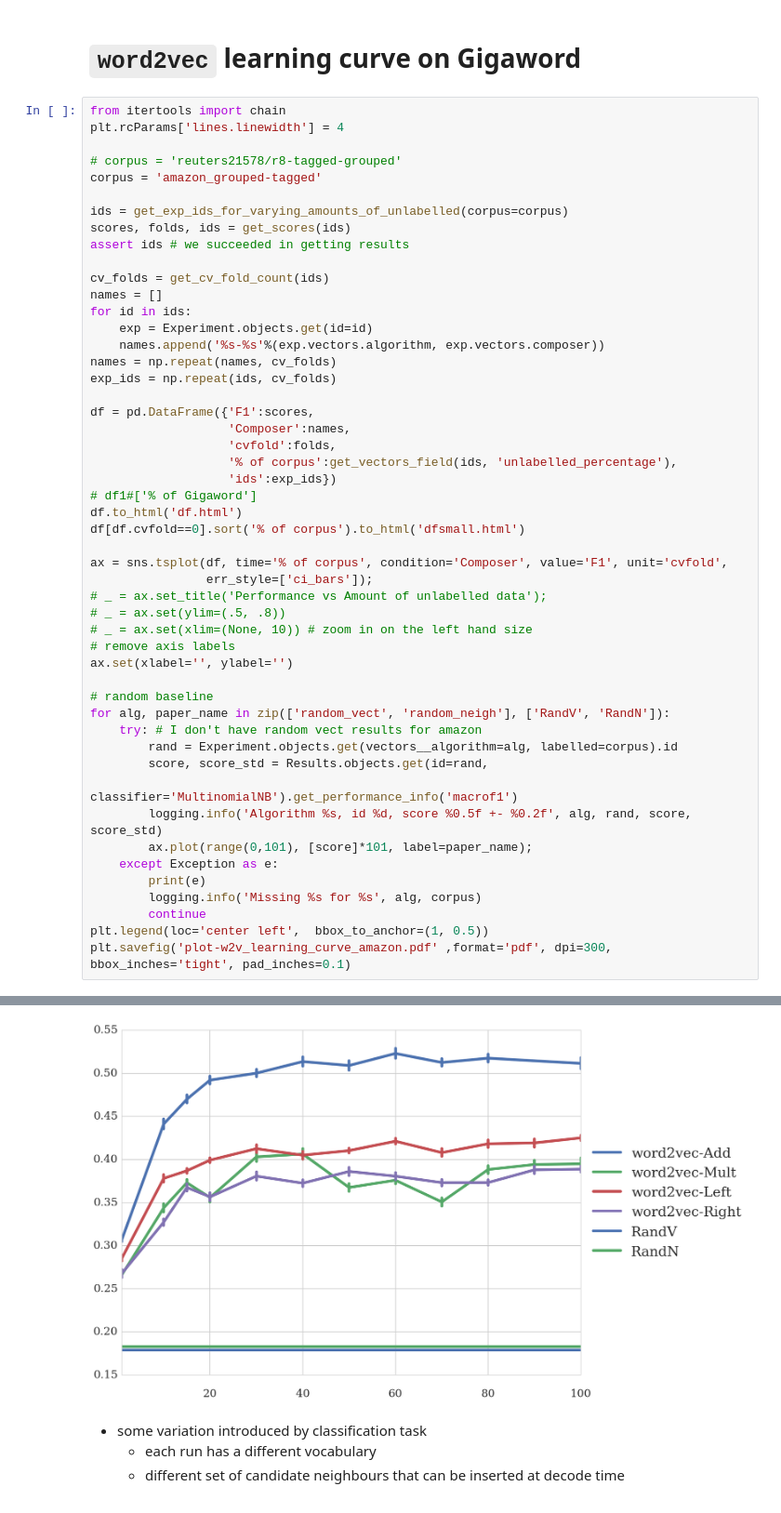
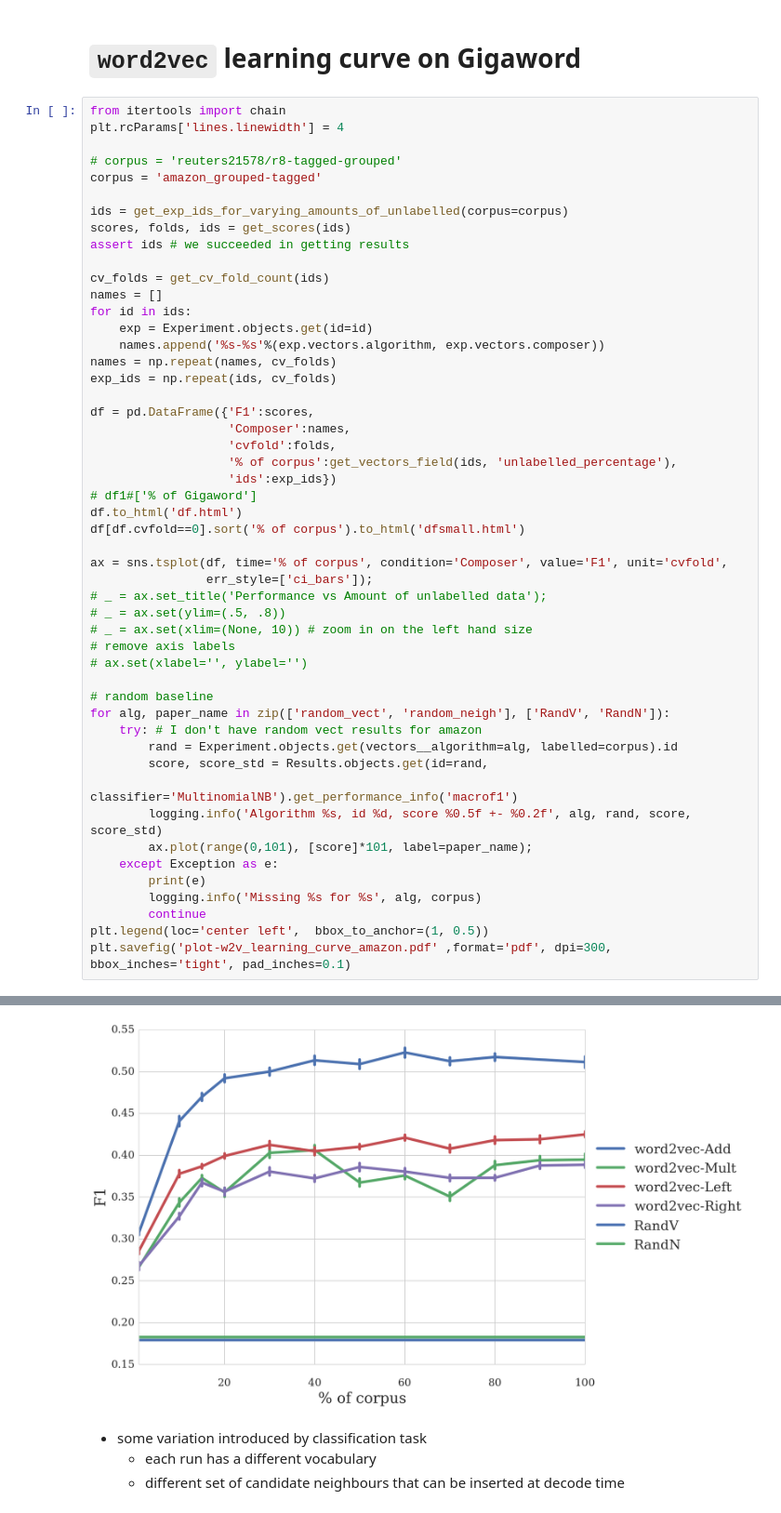
Before and after one commit to mbatchkarov/ExpLosion, a Jupyter notebook: notebooks/effect_of_unlabelled_size.ipynb, the cells around one changed output, grey strips where cells are left out. Shown at 93% size. Saved outputs shown, nothing was run; the diff lists cells and outputs as text.

```diff
--- a/notebooks/effect_of_unlabelled_size.ipynb
+++ b/notebooks/effect_of_unlabelled_size.ipynb
@@ -84,35 +84,35 @@ df = pd.DataFrame({'F1':scores,
                    '% of corpus':get_vectors_field(ids, 'unlabelled_percentage'),
                    'ids':exp_ids})
 # df1#['% of Gigaword']
 df.to_html('df.html')
 df[df.cvfold==0].sort('% of corpus').to_html('dfsmall.html')
 
 ax = sns.tsplot(df, time='% of corpus', condition='Composer', value='F1', unit='cvfold',
                 err_style=['ci_bars']);
 # _ = ax.set_title('Performance vs Amount of unlabelled data');
 # _ = ax.set(ylim=(.5, .8))
 # _ = ax.set(xlim=(None, 10)) # zoom in on the left hand size
 # remove axis labels
-ax.set(xlabel='', ylabel='')
+# ax.set(xlabel='', ylabel='')
 
 # random baseline
 for alg, paper_name in zip(['random_vect', 'random_neigh'], ['RandV', 'RandN']):
     try: # I don't have random vect results for amazon
         rand = Experiment.objects.get(vectors__algorithm=alg, labelled=corpus).id
         score, score_std = Results.objects.get(id=rand,
                                                   classifier='MultinomialNB').get_performance_info('macrof1')
         logging.info('Algorithm %s, id %d, score %0.5f +- %0.2f', alg, rand, score, score_std)
         ax.plot(range(0,101), [score]*101, label=paper_name);
     except Exception as e:
         print(e)
         logging.info('Missing %s for %s', alg, corpus)
         continue
 plt.legend(loc='center left',  bbox_to_anchor=(1, 0.5))
 plt.savefig('plot-w2v_learning_curve_amazon.pdf' ,format='pdf', dpi=300, bbox_inches='tight', pad_inches=0.1)
 # %% [output]
 INFO:   Algorithm random_vect, id 92, score 0.17909 +- 0.01
 INFO:   Algorithm random_neigh, id 1, score 0.18272 +- 0.01
-[figure, old version]
+[figure, new version]
 # %% [markdown]
  - some variation introduced by classification task
    - each run has a different vocabulary
```
Also changed, not shown: parts of 2 cells of this notebook, 1 other file.
